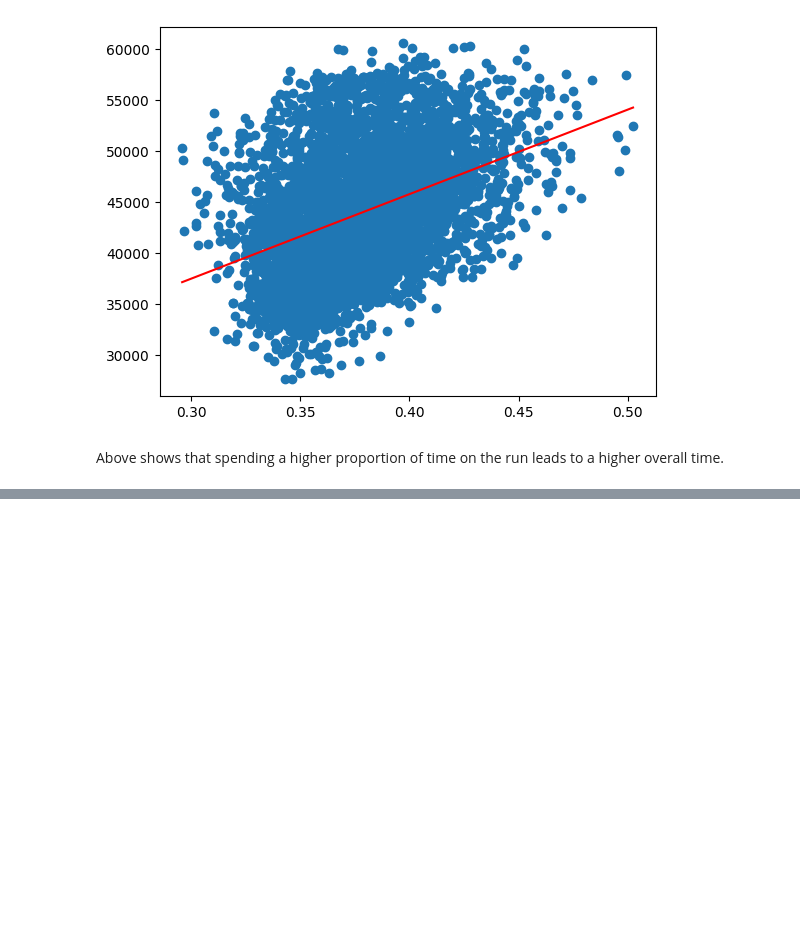
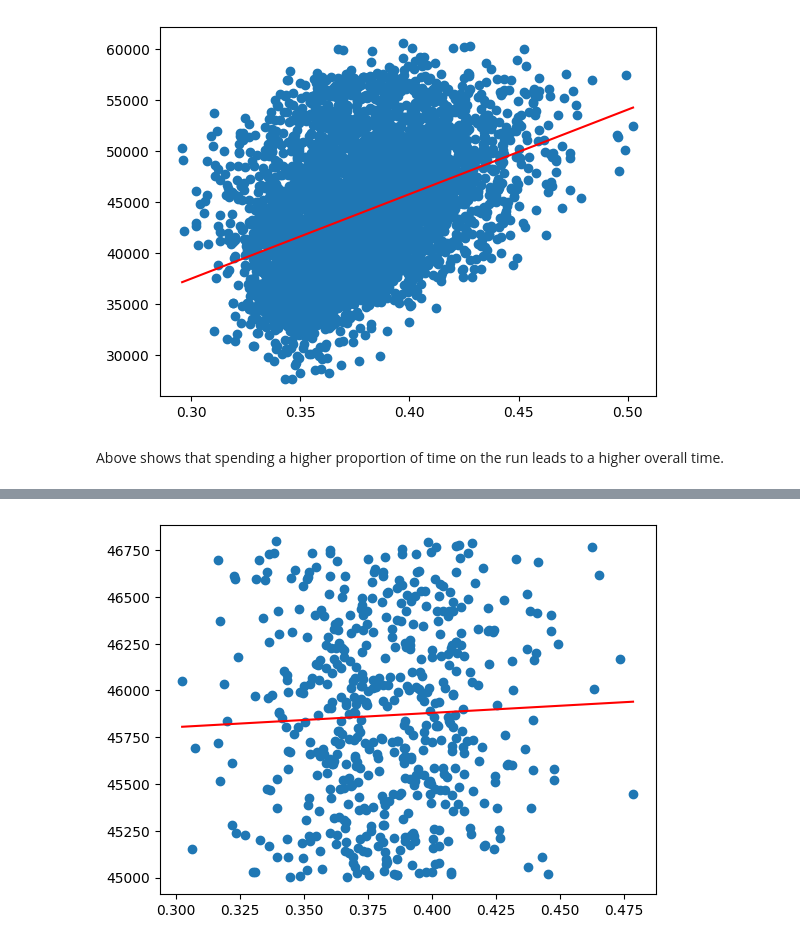
Before and after one commit to Codeiwomple/im_analysis, a Jupyter notebook: imabs.ipynb, the cells around one changed output, grey strips where cells are left out. Saved outputs shown, nothing was run; the diff lists cells and outputs as text; code cells hidden in the pictures; blank space fills up the shorter version.

```diff
--- a/imabs.ipynb
+++ b/imabs.ipynb
@@ -228,0 +310,5 @@ Above shows that spending a higher proportion of time on the run leads to a high
+# %%
+# Proportion of time on bike vs overall time
+plot_scatter(df2['Run pro'], df2['Overall Time'])
+# %% [output]
+[figure, added]
```
Also changed, not shown: parts of 15 cells of this notebook.
